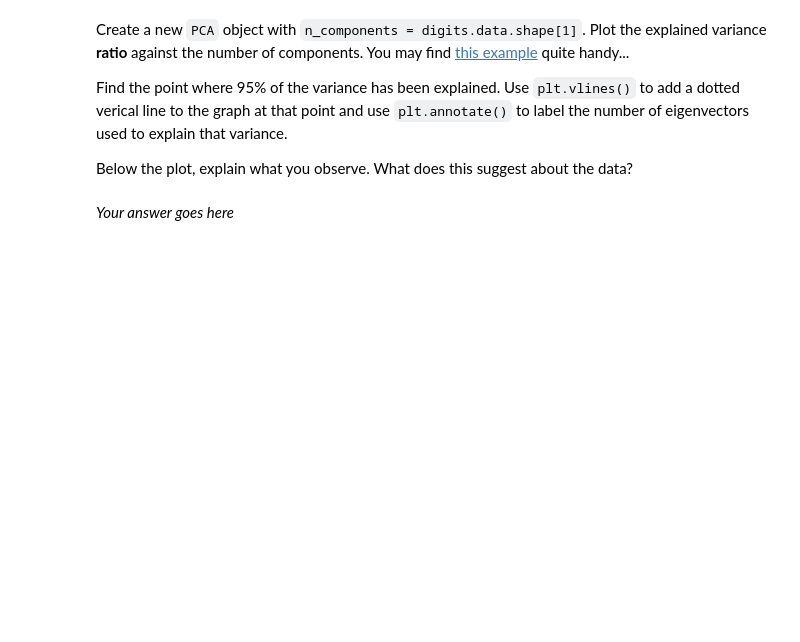
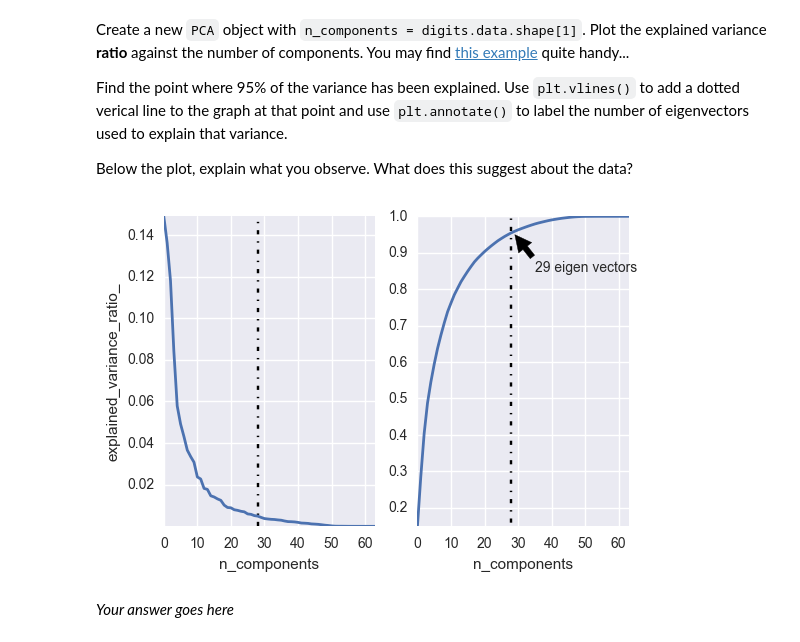
Before and after one commit to richardharmadi/iaml, a Jupyter notebook: 09_Assignment_4.ipynb, the cells around one changed output. Saved outputs shown, nothing was run; the diff lists cells and outputs as text; code cells hidden in the pictures; blank space fills up the shorter version.

```diff
--- a/09_Assignment_4.ipynb
+++ b/09_Assignment_4.ipynb
@@ -629,3 +640,38 @@ Below the plot, explain what you observe. What does this suggest about the data?
+# %%
+# Your code goes here
+
+n_components = digits.data.shape[1]
+pca = PCA(n_components=n_components, random_state=1511)
+pca.fit(digits.data)
+
+# visualize
+f, (ax1, ax2) = plt.subplots(1, 2)
+ax1.plot(pca.explained_variance_ratio_,linewidth=2)
+ax1.axis('tight')
+ax1.set_xlabel('n_components')
+ax1.set_ylabel('explained_variance_ratio_')
+ax1.vlines(28,0,1,linestyle='dashdot')
+
+# Find the point where 95% of the variance has been explained
+totalvar = 0
+idx=[]
+plotsum=[]
+for i,v in enumerate(pca.explained_variance_ratio_):
+    totalvar+=v
+    plotsum.append(totalvar)
+    if totalvar>=0.95:
+        idx.append(i)
+
+# print (idx) # idx 28, or n_components 29 already explains 95% of the variance
+
+ax2.plot(plotsum,linewidth=2)
+ax2.axis('tight')
+ax2.set_xlabel('n_components')
+ax2.vlines(28,0,1,linestyle='dashdot')
+ax2.annotate('29 eigen vectors', xy=(29, 0.95),xytext=(35, 0.85),arrowprops=dict(facecolor='black', shrink=0.005))
+plt.show()
+# %% [output]
+[figure, added]
 # %% [markdown]
 *Your answer goes here*
 # %% [markdown]
```
Also changed, not shown: parts of 8 cells of this notebook.
